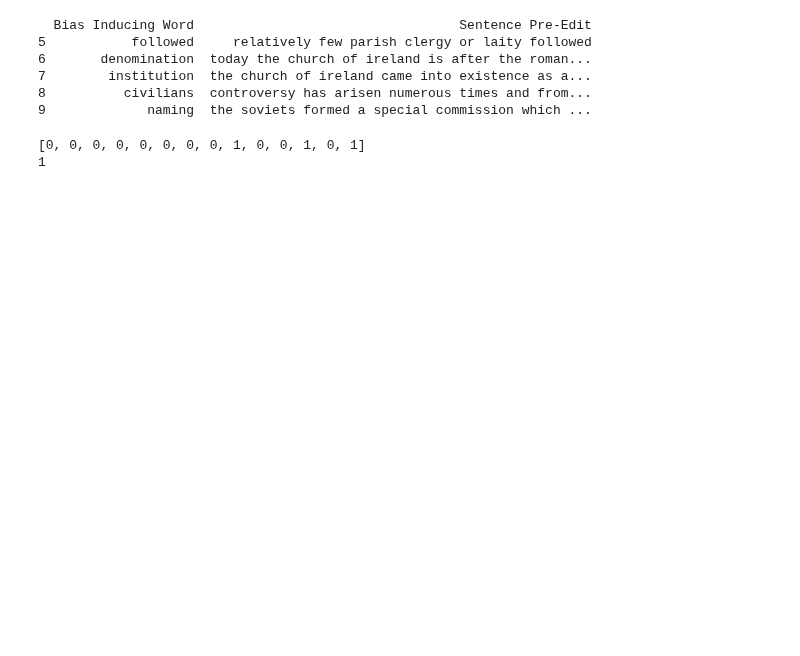
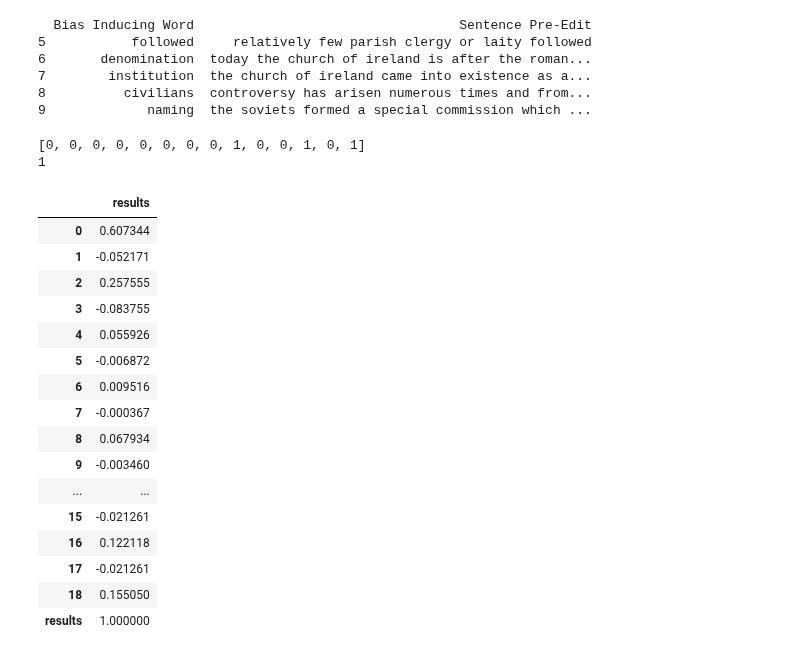
Before and after one commit to cdwyer1bod/LinguisticModels_bias_detection, a Jupyter notebook: Logistic_Model.ipynb, the cells around one changed output. Cells and saved outputs as stored; diff of their text form; code cells hidden in the pictures; blank space fills up the shorter version.

```diff
--- a/Logistic_Model.ipynb
+++ b/Logistic_Model.ipynb
@@ -193,0 +210,21 @@ attiribute_matrix_train, result_vector_train = vectorize_df(train, POS_FREQ_DIST
+# %%
+df_resampled = resample(attiribute_matrix_train, result_vector_train, 4)
+df_resampled.corr(method='spearman')['results'].to_frame()
+# %% [output]
+|  | results |
+| 0 | 0.607344 |
+| 1 | -0.052171 |
+| 2 | 0.257555 |
+| 3 | -0.083755 |
+| 4 | 0.055926 |
+| 5 | -0.006872 |
+| 6 | 0.009516 |
+| 7 | -0.000367 |
+| 8 | 0.067934 |
+| 9 | -0.003460 |
+| ... | ... |
+| 15 | -0.021261 |
+| 16 | 0.122118 |
+| 17 | -0.021261 |
+| 18 | 0.155050 |
+| results | 1.000000 |
```
Also changed, not shown: parts of 21 cells of this notebook.
